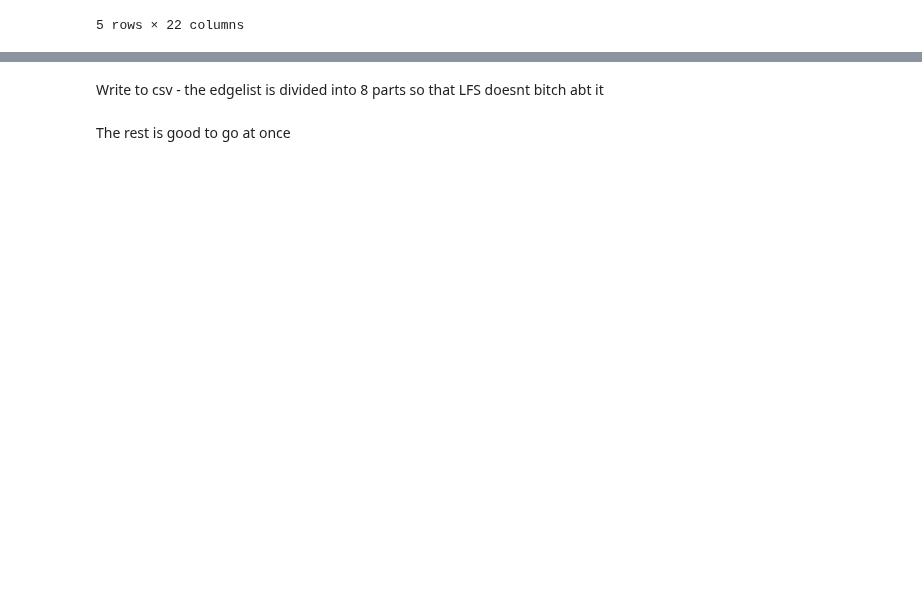
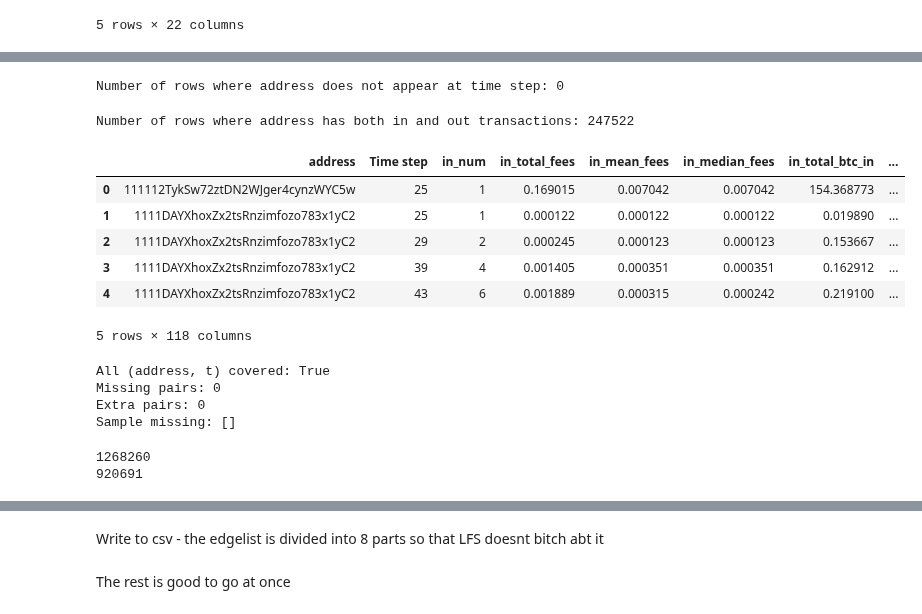
Before and after one commit to flatala/graph_ml, a Jupyter notebook: notebooks/load_dataset.ipynb, the cells around one changed output, grey strips where cells are left out. Saved outputs shown, nothing was run; the diff lists cells and outputs as text; code cells hidden in the pictures; blank space fills up the shorter version.

```diff
--- a/notebooks/load_dataset.ipynb
+++ b/notebooks/load_dataset.ipynb
@@ -268,0 +348,23 @@ address_address_transactions_known_features.head(5)
+# %%
+count_non_t = wallets_ts_final[wallets_ts_final["appears_at_t"]==False].shape[0]
+print(f"Number of rows where address does not appear at time step: {count_non_t}")
+# %% [output]
+Number of rows where address does not appear at time step: 0
+# %%
+wallets_ts_final = wallets_ts_final.drop(columns=["appears_at_t"])
+# %%
+num_both_in_out = ((wallets_ts_final["in_num"]>0) & (wallets_ts_final["out_num"]>0)).sum()
+print(f"Number of rows where address has both in and out transactions: {num_both_in_out}")
+# %% [output]
+Number of rows where address has both in and out transactions: 247522
+# %%
+wallets_ts_final_filled = wallets_ts_final.fillna(0)
+wallets_ts_final_filled.head(5)
+# %% [output]
+|  | address | Time step | in_num | in_total_fees | in_mean_fees | in_median_fees | in_total_btc_in | ... |
+| 0 | 111112TykSw72ztDN2WJger4cynzWYC5w | 25 | 1 | 0.169015 | 0.007042 | 0.007042 | 154.368773 | ... |
+| 1 | 1111DAYXhoxZx2tsRnzimfozo783x1yC2 | 25 | 1 | 0.000122 | 0.000122 | 0.000122 | 0.019890 | ... |
+| 2 | 1111DAYXhoxZx2tsRnzimfozo783x1yC2 | 29 | 2 | 0.000245 | 0.000123 | 0.000123 | 0.153667 | ... |
+| 3 | 1111DAYXhoxZx2tsRnzimfozo783x1yC2 | 39 | 4 | 0.001405 | 0.000351 | 0.000351 | 0.162912 | ... |
+| 4 | 1111DAYXhoxZx2tsRnzimfozo783x1yC2 | 43 | 6 | 0.001889 | 0.000315 | 0.000242 | 0.219100 | ... |
+5 rows × 118 columns
@@ -268,0 +373,24 @@ address_address_transactions_known_features.head(5)
+# %%
+expected_pairs = set(map(tuple, wallet_features[["address","Time step"]]
+                         .drop_duplicates()
+                         .to_records(index=False)))
+
+built_pairs = set(map(tuple, wallets_ts_final[["address","Time step"]]
+                      .drop_duplicates()
+                      .to_records(index=False)))
+
+print("All (address, t) covered:", expected_pairs.issubset(built_pairs))
+print("Missing pairs:", len(expected_pairs - built_pairs))
+print("Extra pairs:", len(built_pairs - expected_pairs))
+print("Sample missing:", list(expected_pairs - built_pairs)[:10])
+# %% [output]
+All (address, t) covered: True
+Missing pairs: 0
+Extra pairs: 0
+Sample missing: []
+# %%
+print(len(wallet_features))
+print(len(wallets_ts_final))
+# %% [output]
+1268260
+920691
```
Also changed, not shown: parts of 26 cells of this notebook, 4 other files.
